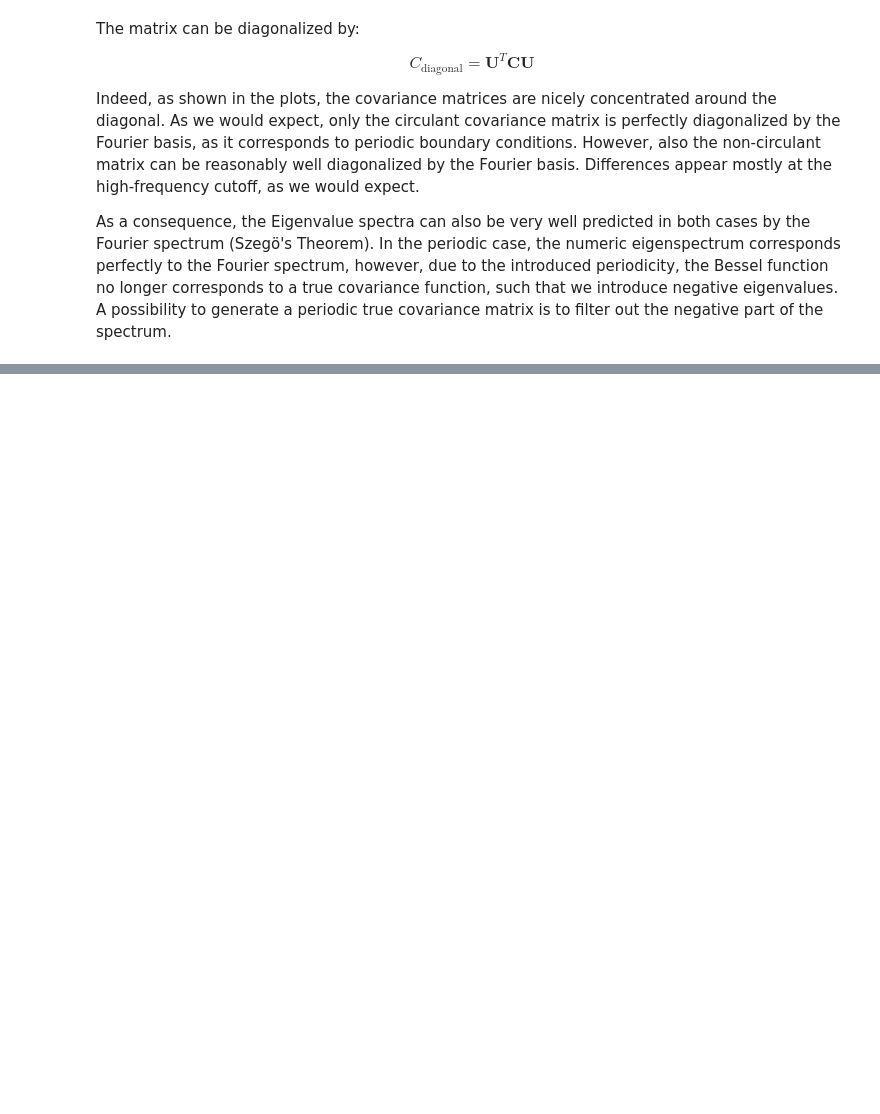
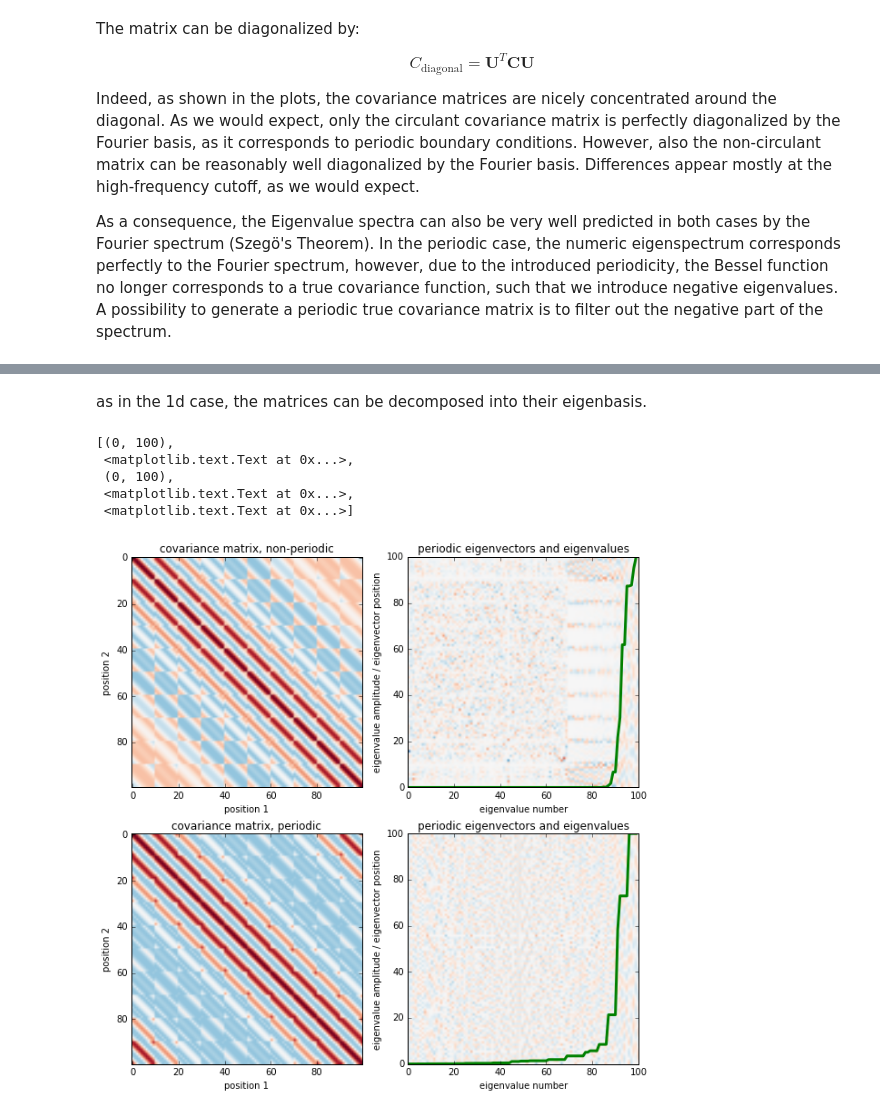
Before and after one commit to MMesch/toeplitz_spectrum, a Jupyter notebook: toeplitz_spectrum.ipynb, the cells around one changed output, grey strips where cells are left out. Cells and saved outputs as stored; diff of their text form; code cells hidden in the pictures; blank space fills up the shorter version.

```diff
--- a/toeplitz_spectrum.ipynb
+++ b/toeplitz_spectrum.ipynb
@@ -115,0 +183,37 @@ axes[1, 1].legend(loc=2)
+# %% [markdown]
+as in the 1d case, the matrices can be decomposed into their eigenbasis.
+# %%
+evals2d, evecs2d = np.linalg.eigh(covariance2d)
+evals2dabs = np.sort(np.abs(evals2d))
+
+evals_circ2d, evecs_circ2d = np.linalg.eigh(covariance_circ2d)
+evals_circ2dabs = np.sort(np.abs(evals_circ2d))
+
+norm_evecs = plt.Normalize(-3./np.sqrt(nx), 3./np.sqrt(nx))
+norm_bessel = plt.Normalize(-1, 1)
+
+# plot non-periodic covariance matrix and its eigenvalues/vectors
+fig, axes = plt.subplots(2, 2, figsize=(10, 10))
+axes[0, 0].imshow(covariance2d, norm=norm_bessel, cmap='RdBu_r')
+axes[0, 0].set(title='covariance matrix, non-periodic', xlabel='position 1', ylabel='position 2')
+axes[0, 1].imshow(evecs2d, origin='lower', aspect='auto', extent=(0, npts, 0, npts),
+                  cmap='RdBu', norm=norm_evecs)
+axes[0, 1].plot(evals2dabs / evals2dabs.max() * npts, c='green', lw=3)
+axes[0, 1].set(title='periodic eigenvectors and eigenvalues', xlim=(0, npts), ylim=(0, npts),
+               xlabel='eigenvalue number', ylabel='eigenvalue amplitude / eigenvector position')
+
+# plot periodic covariance matrix and its eigenvalues/vectors
+axes[1, 0].imshow(covariance_circ2d, norm=norm_bessel, cmap='RdBu_r')
+axes[1, 0].set(title='covariance matrix, periodic', xlabel='position 1', ylabel='position 2')
+axes[1, 1].imshow(evecs_circ2d, origin='lower', aspect='auto', extent=(0, npts, 0, npts),
+                  cmap='RdBu', norm=norm_evecs)
+axes[1, 1].plot(evals_circ2dabs / evals_circ2dabs.max() * npts, c='green', lw=3)
+axes[1, 1].set(title='periodic eigenvectors and eigenvalues', xlim=(0, npts), ylim=(0, npts),
+               xlabel='eigenvalue number', ylabel='eigenvalue amplitude / eigenvector position')
+# %% [output]
+[(0, 100),
+ <matplotlib.text.Text at 0x...>,
+ (0, 100),
+ <matplotlib.text.Text at 0x...>,
+ <matplotlib.text.Text at 0x...>]
+[figure, added]
```
Also changed, not shown: parts of 9 cells of this notebook.
